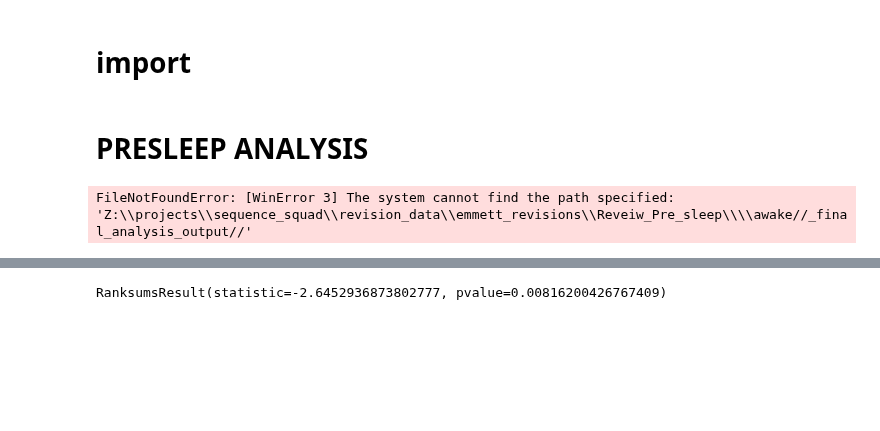
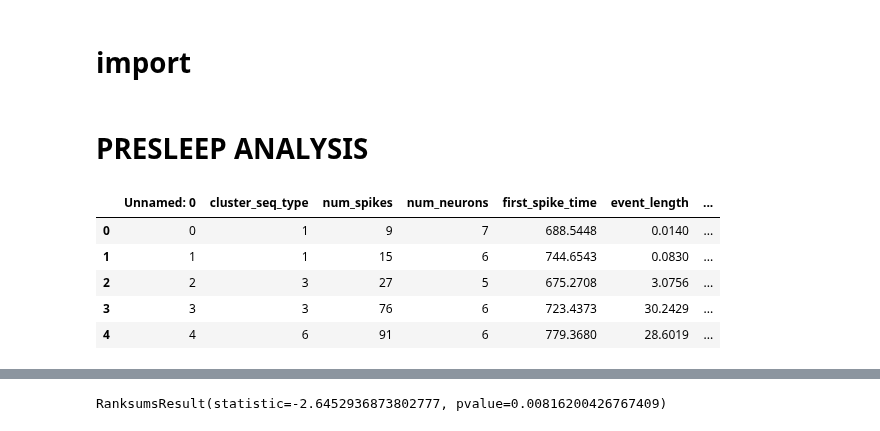
Before and after one commit to EmmettJT/sequences_analyse_PPSeq, a Jupyter notebook: revision_analysis/pre_sleep/Presleep_analysis.ipynb, the cells around one changed output, grey strips where cells are left out. Cells and saved outputs as stored; diff of their text form; code cells hidden in the pictures; blank space fills up the shorter version.

```diff
--- a/revision_analysis/pre_sleep/Presleep_analysis.ipynb
+++ b/revision_analysis/pre_sleep/Presleep_analysis.ipynb
@@ -20,7 +20,7 @@ def SaveFig(file_name,figure_dir):
 # %%
 
 # load in the presleep data - extract number of sequenes found
-PP_PATH =  r"Z:\projects\sequence_squad\revision_data\emmett_revisions\Reveiw_Pre_sleep\\"
+PP_PATH =  r"Z:\projects\sequence_squad\revision_data\emmett_revisions\Reveiw_Pre_sleep\second_attempt\\"
 presleep_events_per_min = []
 mirs = []
 for iteration_ in tqdm(range(len(os.listdir(PP_PATH)))):
@@ -37,10 +37,19 @@ for iteration_ in tqdm(range(len(os.listdir(PP_PATH)))):
                 # only sequential events
                 clust_events_per_min += len(replay_clusts[replay_clusts.ordering_classification == 'sequential'])
                 all_chunks_len += interval_length/60
+                # only rem/nrem events...
+
     if all_chunks_len > 0:
         presleep_events_per_min += [clust_events_per_min/all_chunks_len]
         mirs += [file_.split('_run')[0]]
 
 post_sleep_replay_rates = pd.read_csv(r"Z:\projects\sequence_squad\revision_data\emmett_revisions\replay_rate_old_data\replay_rates.csv")
-# %% [output]
-FileNotFoundError: [WinError 3] The system cannot find the path specified: 'Z:\\projects\\sequence_squad\\revision_data\\emmett_revisions\\Reveiw_Pre_sleep\\\\awake//_final_analysis_output//'
+# %%
+replay_clusts
+# %% [output]
+|  | Unnamed: 0 | cluster_seq_type | num_spikes | num_neurons | first_spike_time | event_length | ... |
+| 0 | 0 | 1 | 9 | 7 | 688.5448 | 0.0140 | ... |
+| 1 | 1 | 1 | 15 | 6 | 744.6543 | 0.0830 | ... |
+| 2 | 2 | 3 | 27 | 5 | 675.2708 | 3.0756 | ... |
+| 3 | 3 | 3 | 76 | 6 | 723.4373 | 30.2429 | ... |
+| 4 | 4 | 6 | 91 | 6 | 779.3680 | 28.6019 | ... |
```
Also changed, not shown: parts of 2 cells of this notebook.
